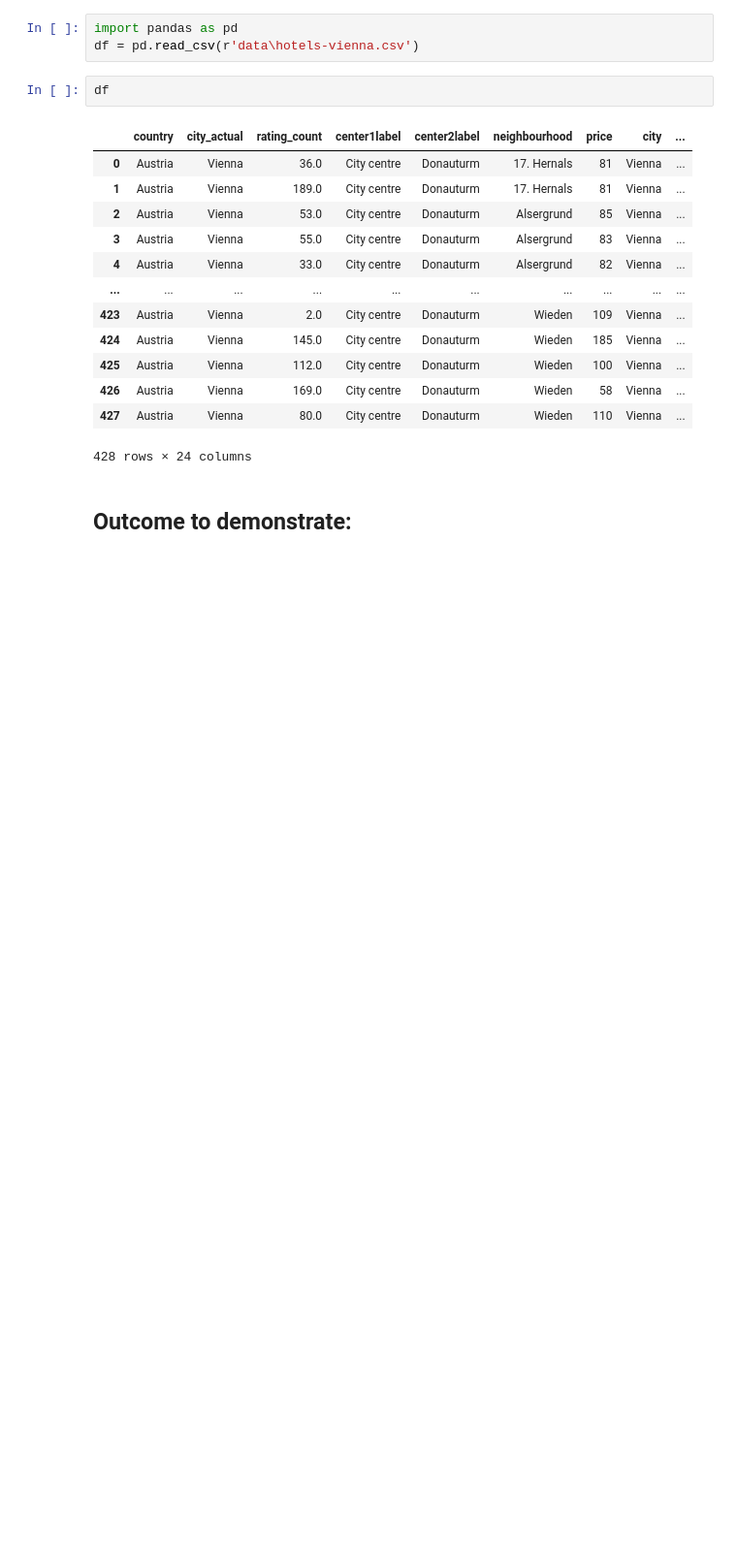
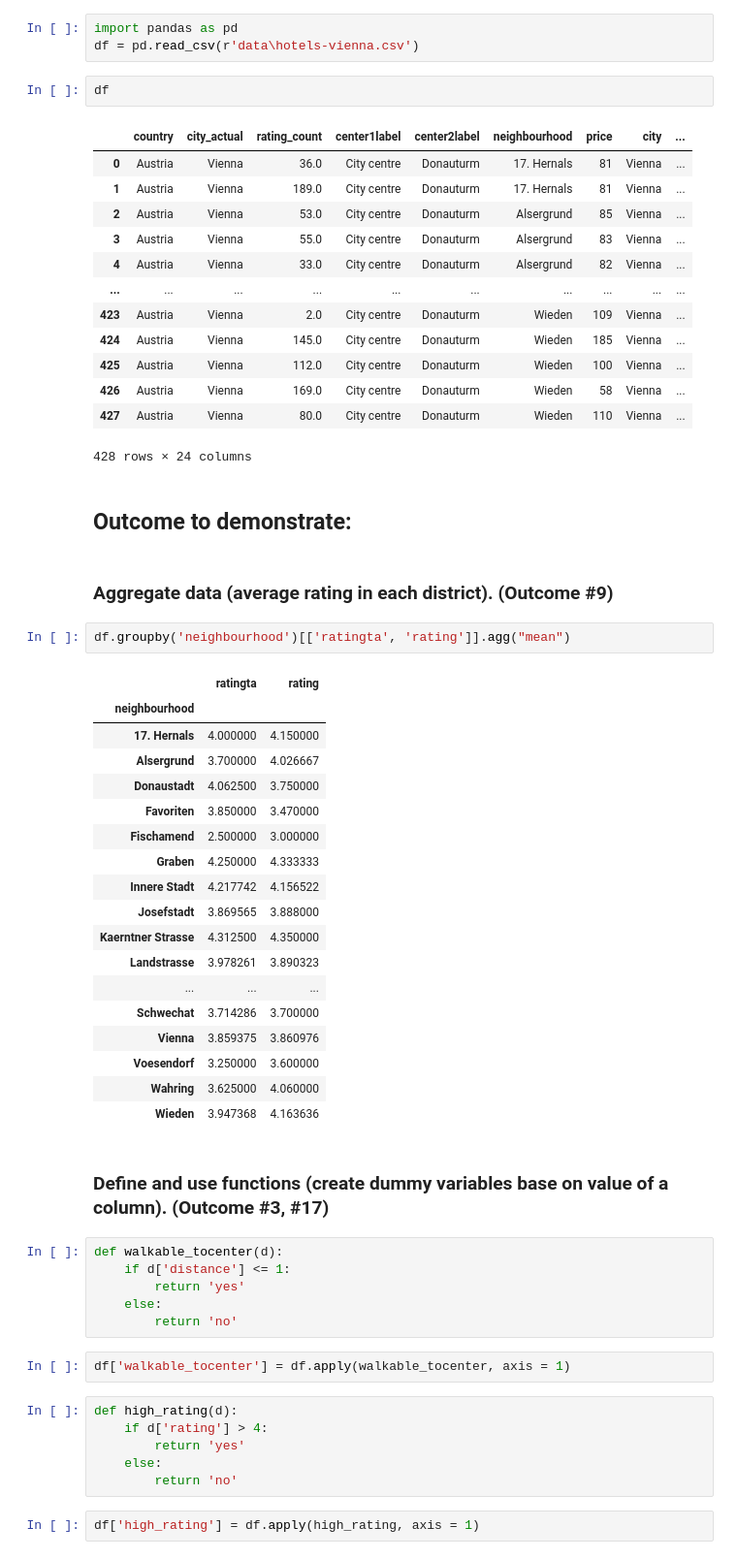
Before and after one commit to PhakphumJ/Coding_Assignment_Phakphum, a Jupyter notebook: OnlyforDemonstration.ipynb, the cells around one changed output. Shown: that part at 97% size. Cells and saved outputs as stored; diff of their text form; blank space fills up the shorter version.

Commit message:
Demonstrate outcome 2,3,4,9,17 in python

```diff
--- a/OnlyforDemonstration.ipynb
+++ b/OnlyforDemonstration.ipynb
@@ -27,3 +27,44 @@ df
 428 rows × 24 columns
 # %% [markdown]
 ## Outcome to demonstrate:
+# %% [markdown]
+### Aggregate data (average rating in each district). (Outcome #9)
+# %%
+df.groupby('neighbourhood')[['ratingta', 'rating']].agg("mean")
+# %% [output]
+|  | ratingta | rating |
+| neighbourhood |  |  |
+| 17. Hernals | 4.000000 | 4.150000 |
+| Alsergrund | 3.700000 | 4.026667 |
+| Donaustadt | 4.062500 | 3.750000 |
+| Favoriten | 3.850000 | 3.470000 |
+| Fischamend | 2.500000 | 3.000000 |
+| Graben | 4.250000 | 4.333333 |
+| Innere Stadt | 4.217742 | 4.156522 |
+| Josefstadt | 3.869565 | 3.888000 |
+| Kaerntner Strasse | 4.312500 | 4.350000 |
+| Landstrasse | 3.978261 | 3.890323 |
+| ... | ... | ... |
+| Schwechat | 3.714286 | 3.700000 |
+| Vienna | 3.859375 | 3.860976 |
+| Voesendorf | 3.250000 | 3.600000 |
+| Wahring | 3.625000 | 4.060000 |
+| Wieden | 3.947368 | 4.163636 |
+# %% [markdown]
+### Define and use functions (create dummy variables base on value of a column). (Outcome #3, #17)
+# %%
+def walkable_tocenter(d):
+    if d['distance'] <= 1:
+        return 'yes'
+    else:
+        return 'no'
+# %%
+df['walkable_tocenter'] = df.apply(walkable_tocenter, axis = 1)
+# %%
+def high_rating(d):
+    if d['rating'] > 4:
+        return 'yes'
+    else:
+        return 'no'
+# %%
+df['high_rating'] = df.apply(high_rating, axis = 1)
```
Also changed, not shown: parts of 4 cells of this notebook.
